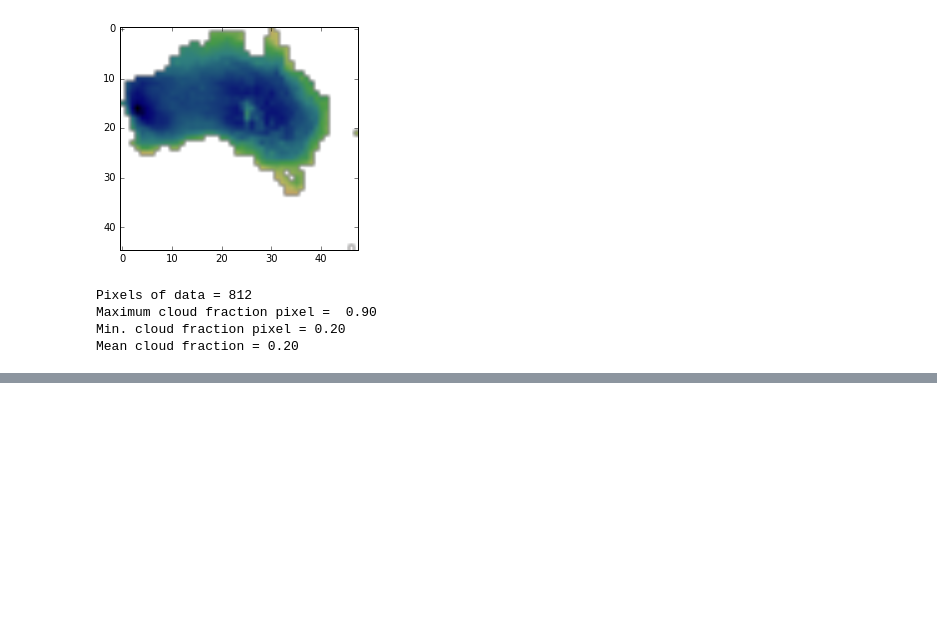
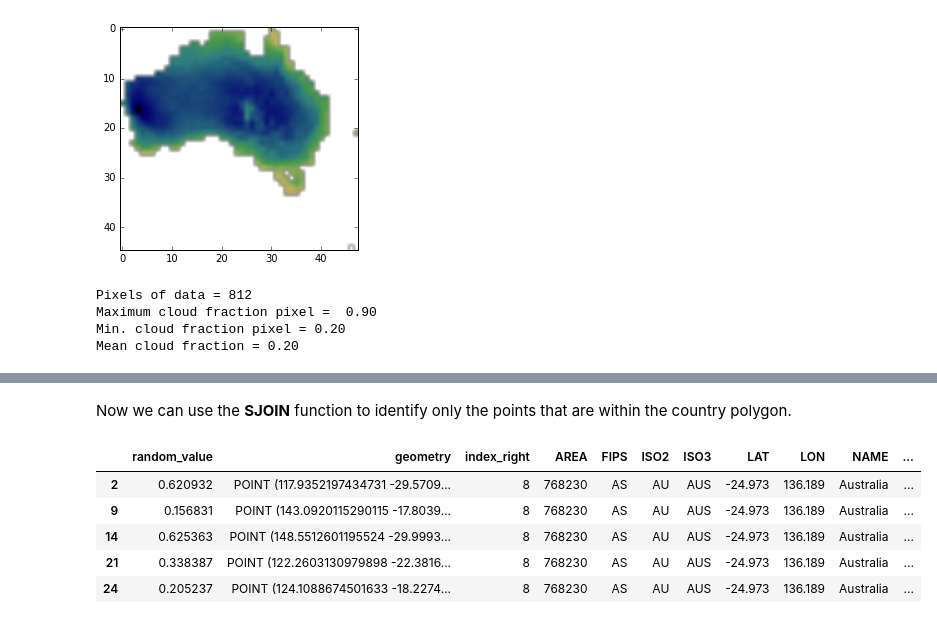
Before and after one commit to Vizzuality/data_sci_tutorials, a Jupyter notebook: work/Rasters_part2.ipynb, the cells around one changed output, grey strips where cells are left out. Drawn from its saved outputs; the diff is of its cells as text; code cells hidden in the pictures; blank space fills up the shorter version.

```diff
--- a/work/Rasters_part2.ipynb
+++ b/work/Rasters_part2.ipynb
@@ -95,0 +134,12 @@ Mean cloud fraction = 0.20
+# %% [markdown]
+Now we can use the **SJOIN** function to identify only the points that are within the country polygon.
+# %%
+inside_country = sjoin(series, aus, how='inner', op='intersects')
+inside_country.head()
+# %% [output]
+|  | random_value | geometry | index_right | AREA | FIPS | ISO2 | ISO3 | LAT | LON | NAME | ... |
+| 2 | 0.620932 | POINT (117.9352197434731 -29.5709... | 8 | 768230 | AS | AU | AUS | -24.973 | 136.189 | Australia | ... |
+| 9 | 0.156831 | POINT (143.0920115290115 -17.8039... | 8 | 768230 | AS | AU | AUS | -24.973 | 136.189 | Australia | ... |
+| 14 | 0.625363 | POINT (148.5512601195524 -29.9993... | 8 | 768230 | AS | AU | AUS | -24.973 | 136.189 | Australia | ... |
+| 21 | 0.338387 | POINT (122.2603130979898 -22.3816... | 8 | 768230 | AS | AU | AUS | -24.973 | 136.189 | Australia | ... |
+| 24 | 0.205237 | POINT (124.1088674501633 -18.2274... | 8 | 768230 | AS | AU | AUS | -24.973 | 136.189 | Australia | ... |
```
Also changed, not shown: parts of 15 cells of this notebook, 1 other file.
